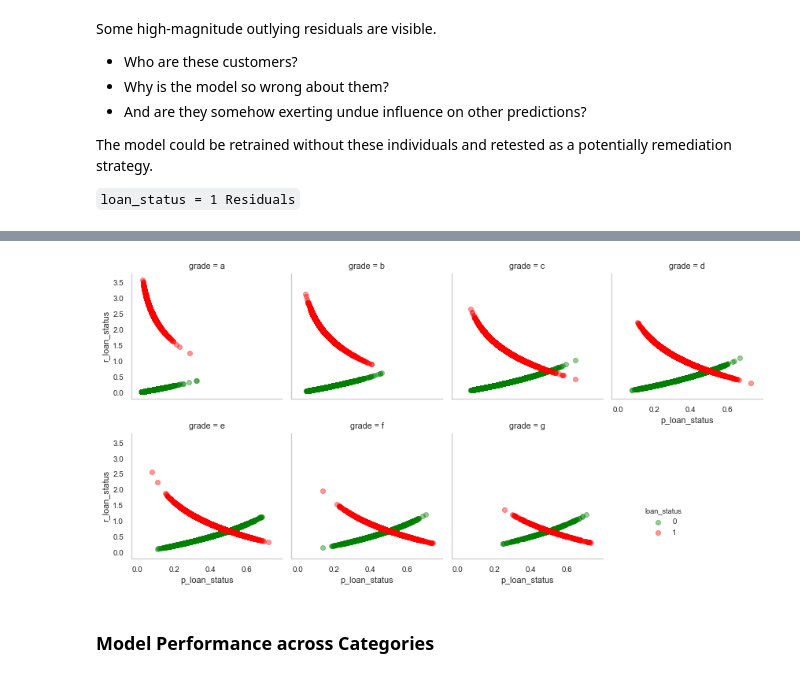
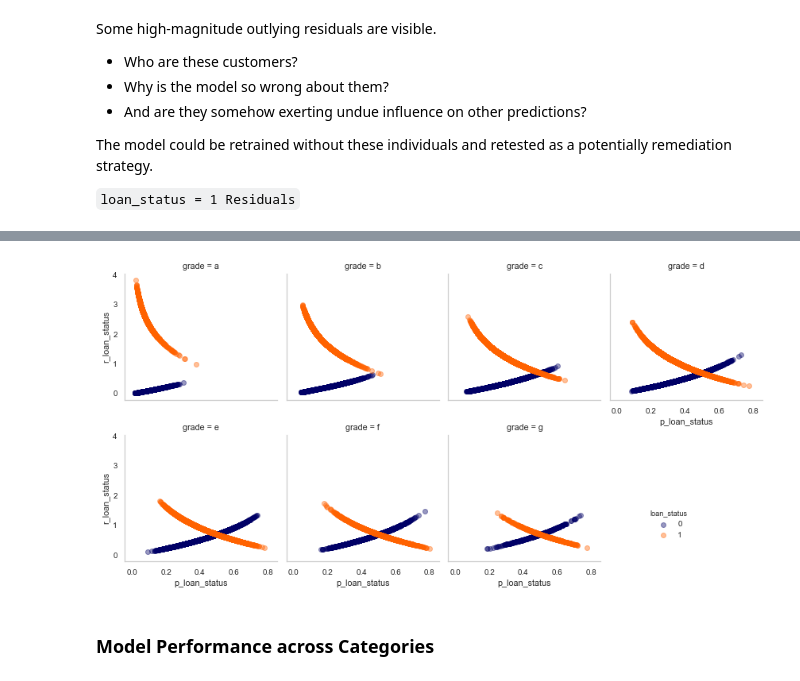
Before and after one commit to anilkumarpanda/blog_series, a Jupyter notebook: notebooks/02_residual_analysis.ipynb, the cells around one changed output, grey strips where cells are left out. Drawn from its saved outputs; the diff is of its cells as text; code cells hidden in the pictures.

```diff
--- a/notebooks/02_residual_analysis.ipynb
+++ b/notebooks/02_residual_analysis.ipynb
@@ -251,10 +283,10 @@ The model could be retrained without these individuals and retested as a potenti
 
 `loan_status = 1 Residuals`
 # %%
-# bins = [0, 30, 90, 100]
-# labels = ['low','medium','high']
-# valid_yhat_df['dti_binned'] = pd.cut(valid_yhat_df['dti'], bins=bins, labels=labels)
+bins = [0, 30, 90, 100]
+labels = ['low','medium','high']
+valid_yhat_df['dti_binned'] = pd.cut(valid_yhat_df['dti'], bins=bins, labels=labels)
 
-# valid_yhat_df1 = valid_yhat_df[valid_yhat_df[target] == 1]
-# valid_yhat_df1 = valid_yhat_df1.sort_values(by=f'r_{target}', ascending=False).reset_index(drop=True)
-# valid_yhat_df1.head()
+valid_yhat_df1 = valid_yhat_df[valid_yhat_df[target] == 1]
+valid_yhat_df1 = valid_yhat_df1.sort_values(by=f'r_{target}', ascending=False).reset_index(drop=True)
+valid_yhat_df1.head()
@@ -261,18 +300,18 @@ The model could be retrained without these individuals and retested as a potenti
 # %%
 # use Seaborn FacetGrid for convenience
 # some seaborn configs
 import seaborn as sns
 sns.set(font_scale=0.9)                                         # legible font size
 sns.set_style('whitegrid', {'axes.grid': False})                # white background, no grid in plots
-sns.set_palette(sns.color_palette(["green", "red"]))            # consistent colors
+sns.set_palette(sns.color_palette(['#000066', '#FF6200']))            # consistent colors
 
 # facet grid of residuals by PAY_0
 sorted_ = valid_yhat_df.sort_values(by='grade')                 # sort for better layout of by-groups
 g = sns.FacetGrid(sorted_, col='grade', hue=target, col_wrap=4) # init grid
 _ = g.map(plt.scatter, yhat_name, resid_name, alpha=0.4)        # plot points
 _ = g.add_legend(bbox_to_anchor=(0.82, 0.2))                    # legend
 # %% [output]
-[figure, old version]
+[figure, new version]
 # %% [markdown]
 ### Model Performance across Categories
 # %%
```
Also changed, not shown: parts of 14 cells of this notebook, 22 other files.
